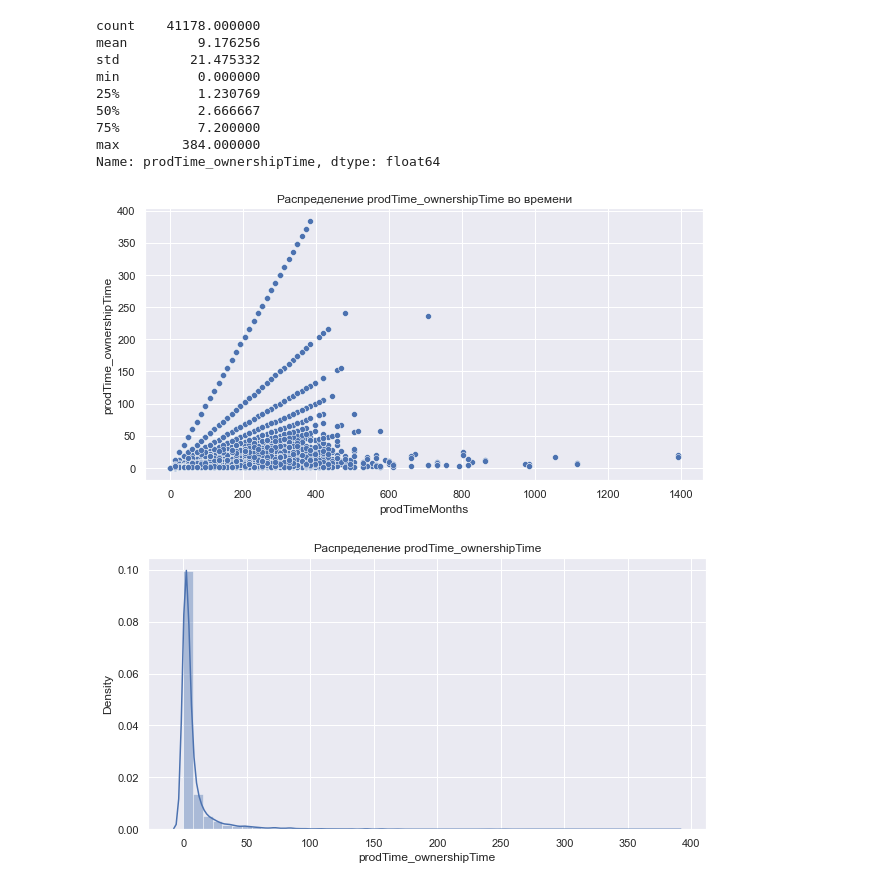
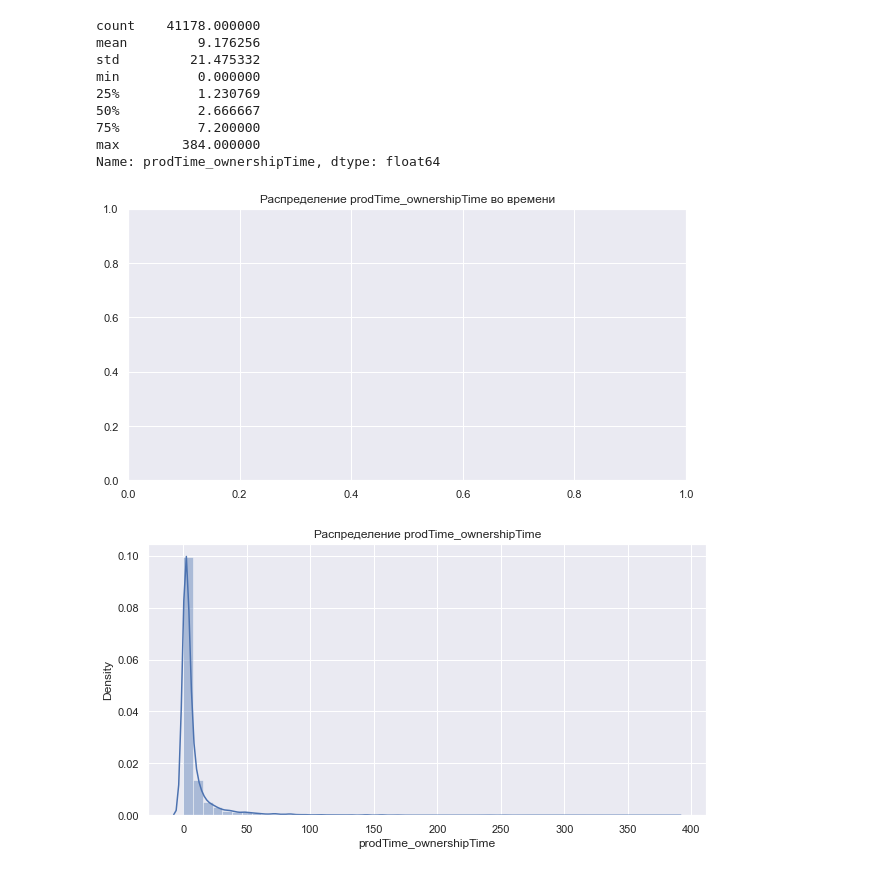
Before and after one commit to LudmilaGR/SF_DSPR_28_Gil, a Jupyter notebook: module_6/[SF-DST Car Price Prediction] Modelling DSPR-28 .ipynb, the cells around one changed output. Cells and saved outputs as stored; diff of their text form; code cells hidden in the pictures.

```diff
--- a/module_6/[SF-DST Car Price Prediction] Modelling DSPR-28 .ipynb
+++ b/module_6/[SF-DST Car Price Prediction] Modelling DSPR-28 .ipynb
@@ -1221,11 +1344,11 @@ Name: prodTime_ownershipTime, dtype: float64
 # %%
 # Посмотрим на графики
 fig, ax = plt.subplots(figsize=(10, 5))
-sns.scatterplot(data=data, x='prodTimeMonths', y="prodTime_ownershipTime")
+#sns.scatterplot(data=data, x='prodTimeMonths', y="prodTime_ownershipTime")
 ax.set_title('Распределение prodTime_ownershipTime во времени')
 plt.show()
 # %% [output]
-[figure, old version]
+[figure, new version]
 # %%
 # Посмотрим на распределение признака
 fig, ax = plt.subplots(figsize=(10, 5))
```
Also changed, not shown: parts of 167 cells of this notebook, 1 other file.
